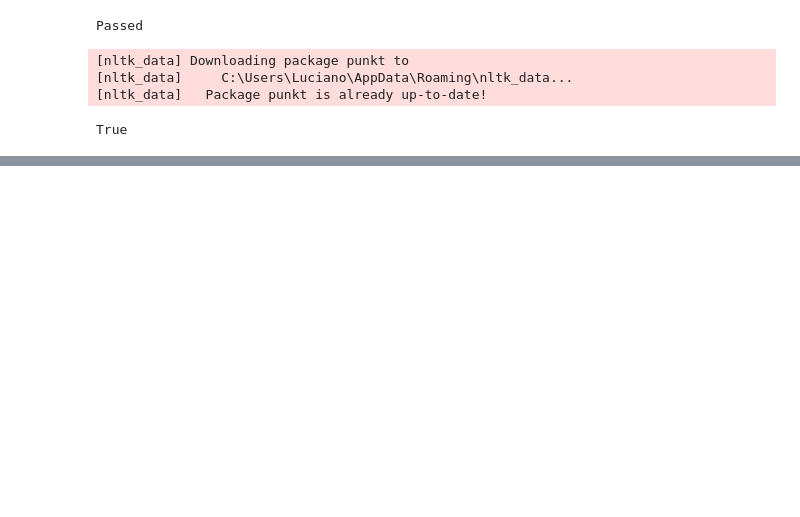
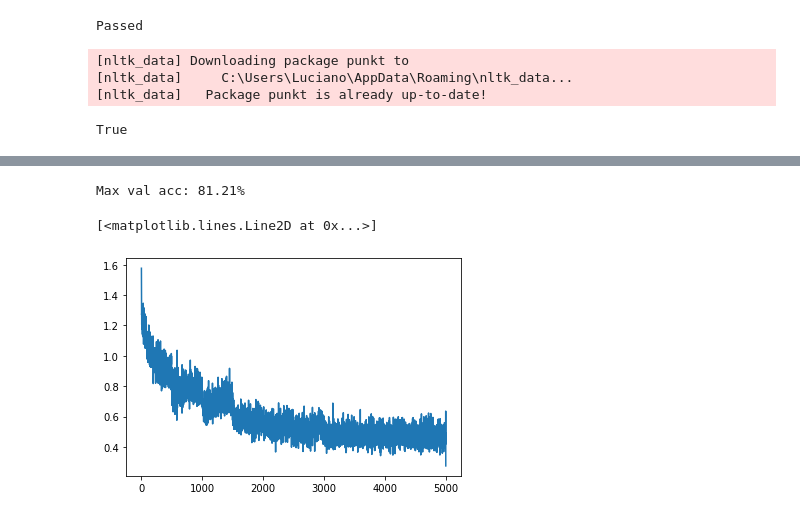
Before and after one commit to lucianowitt/deep-learning-2, a Jupyter notebook: imdb-sentiment-analysis.ipynb, the cells around one changed output, grey strips where cells are left out. Cells and saved outputs as stored; diff of their text form; code cells hidden in the pictures; blank space fills up the shorter version.

```diff
--- a/imdb-sentiment-analysis.ipynb
+++ b/imdb-sentiment-analysis.ipynb
@@ -124,11 +124,11 @@ classes = [
 ]
 # %%
 data_path = './data/'
-batch_size = 128
+batch_size = 200
 device_name = 'cuda'
 nb_epochs = 10
 log_interval = 100
-lr = 1e-3
+lr = 1e-2
 
 device = torch.device(device_name)
 
@@ -251,0 +252,9 @@ Test set: Average loss: 0.0057, Accuracy: 70666/99878 (70.75%)
+# %%
+print('Max val acc: {:.2f}%'.format(max(history['val_acc'])))
+# %% [output]
+Max val acc: 81.21%
+# %%
+plt.plot(history['train_loss'])
+# %% [output]
+[<matplotlib.lines.Line2D at 0x...>]
+[figure, added]
```
Also changed, not shown: parts of 3 cells of this notebook.
